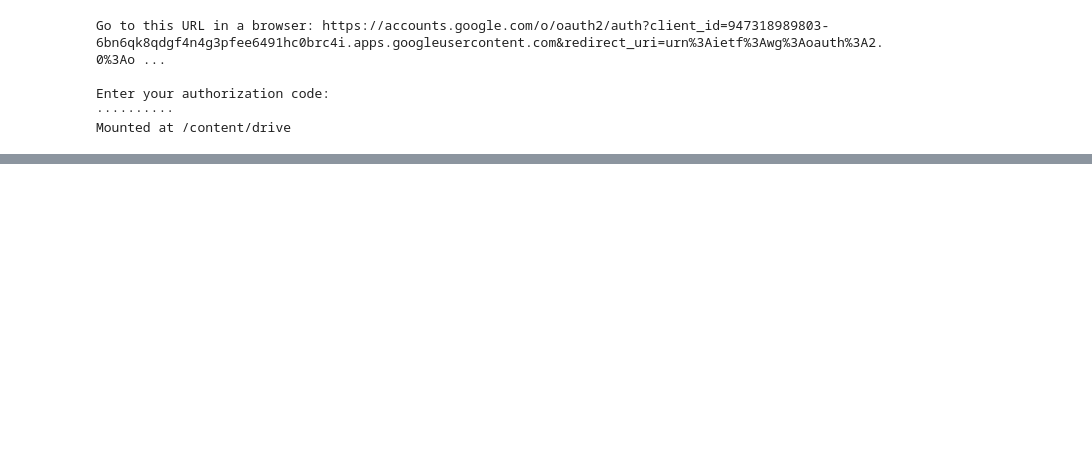
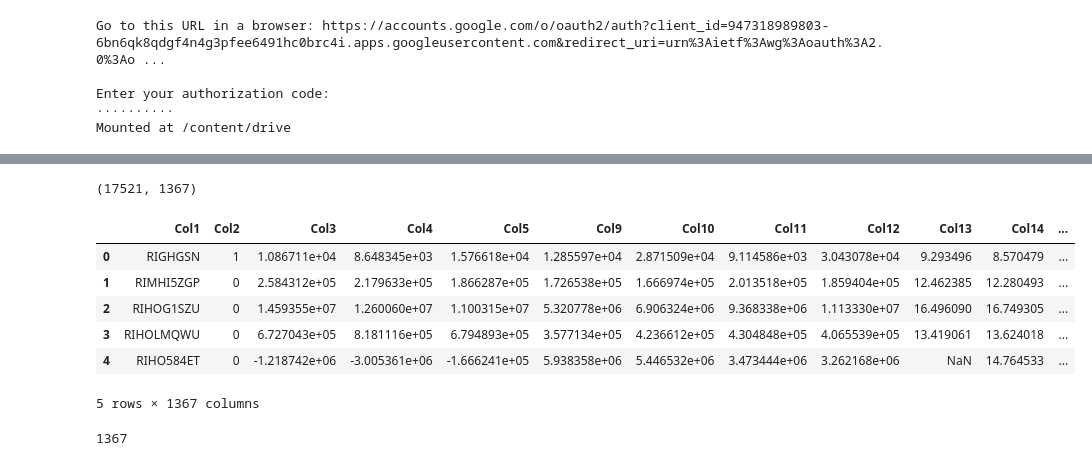
Before and after one commit to trailblazerakash/MachineLearning, a Jupyter notebook: hdfc/model.ipynb, the cells around one changed output, grey strips where cells are left out. Drawn from its saved outputs; the diff is of its cells as text; code cells hidden in the pictures; blank space fills up the shorter version.

```diff
--- a/hdfc/model.ipynb
+++ b/hdfc/model.ipynb
@@ -22,0 +130,37 @@ sample.head()
+# %%
+correlation_threshold = 0.99 #
+train_integer = tdf.drop(["Col1","Col2"],axis=1)
+cor = train_integer.corr()
+# %%
+
+cor.loc[:,:] =  np.tril(cor, k=-1)
+cor = cor.stack()
+correlated = cor[cor > correlation_threshold].reset_index().loc[:,['level_0','level_1']]
+correlated = correlated.query('level_0 not in level_1')
+correlated_array =  correlated.groupby('level_0').agg(lambda x: set(chain(x.level_0,x.level_1))).values
+correlated_array
+# %%
+correlated_features = []
+for sets in correlated_array:
+    element_list = list(sets[0])
+    for idx, el in enumerate(element_list):
+        if idx is not 0:
+            correlated_features.append(el)
+
+print (correlated_features)
+# %%
+non_cor_train_df = tdf.drop(correlated_features, axis=1 )
+# %%
+non_cor_train_df.shape
+# %% [output]
+(17521, 1367)
+# %%
+non_cor_train_df.head()
+# %% [output]
+|  | Col1 | Col2 | Col3 | Col4 | Col5 | Col9 | Col10 | Col11 | Col12 | Col13 | Col14 | ... |
+| 0 | RIGHGSN | 1 | 1.086711e+04 | 8.648345e+03 | 1.576618e+04 | 1.285597e+04 | 2.871509e+04 | 9.114586e+03 | 3.043078e+04 | 9.293496 | 8.570479 | ... |
+| 1 | RIMHI5ZGP | 0 | 2.584312e+05 | 2.179633e+05 | 1.866287e+05 | 1.726538e+05 | 1.666974e+05 | 2.013518e+05 | 1.859404e+05 | 12.462385 | 12.280493 | ... |
+| 2 | RIHOG1SZU | 0 | 1.459355e+07 | 1.260060e+07 | 1.100315e+07 | 5.320778e+06 | 6.906324e+06 | 9.368338e+06 | 1.113330e+07 | 16.496090 | 16.749305 | ... |
+| 3 | RIHOLMQWU | 0 | 6.727043e+05 | 8.181116e+05 | 6.794893e+05 | 3.577134e+05 | 4.236612e+05 | 4.304848e+05 | 4.065539e+05 | 13.419061 | 13.624018 | ... |
+| 4 | RIHO584ET | 0 | -1.218742e+06 | -3.005361e+06 | -1.666241e+05 | 5.938358e+06 | 5.446532e+06 | 3.473444e+06 | 3.262168e+06 | NaN | 14.764533 | ... |
+5 rows × 1367 columns
@@ -22,0 +176,4 @@ sample.head()
+# %%
+unique_values_list['Col'].count()
+# %% [output]
+1367
```
Also changed, not shown: parts of 27 cells of this notebook.
